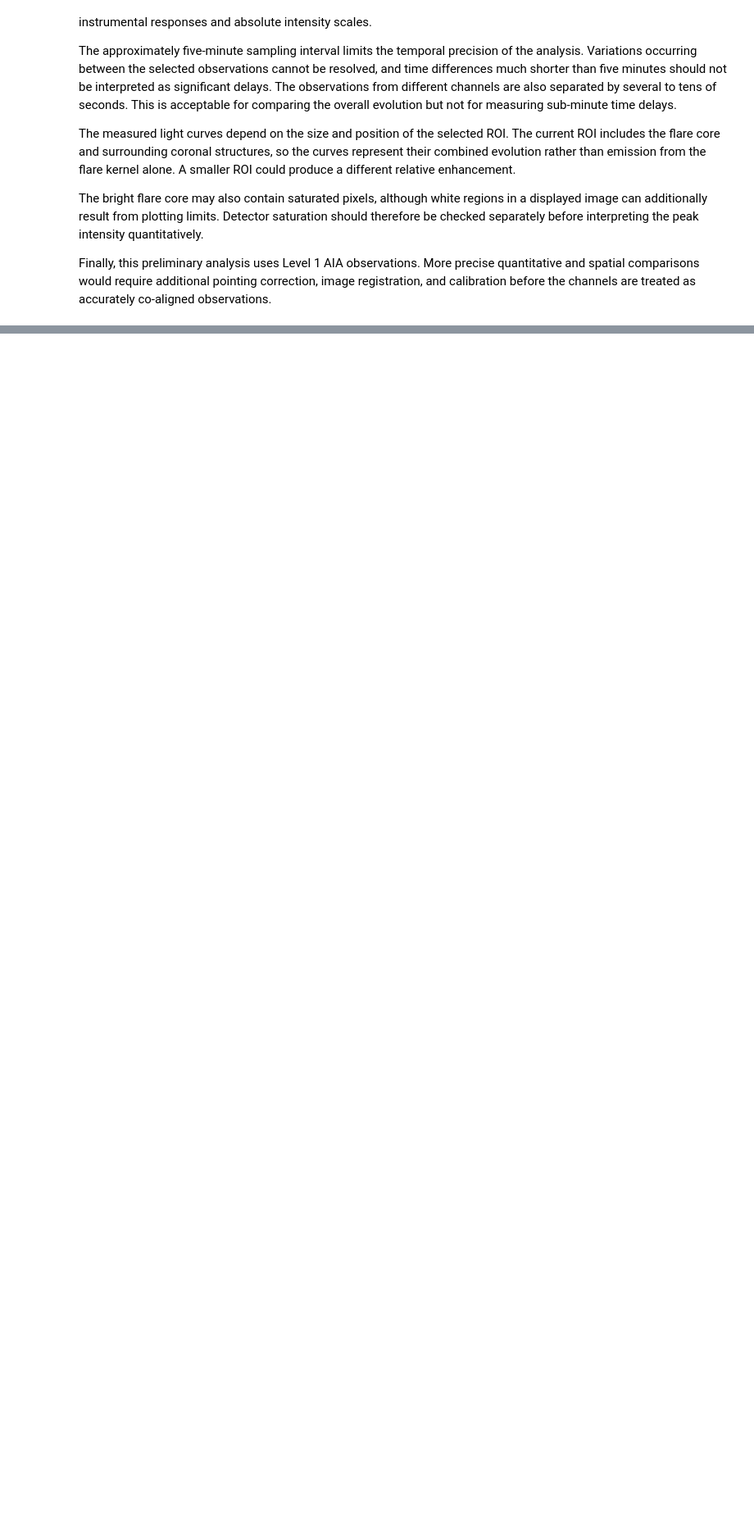
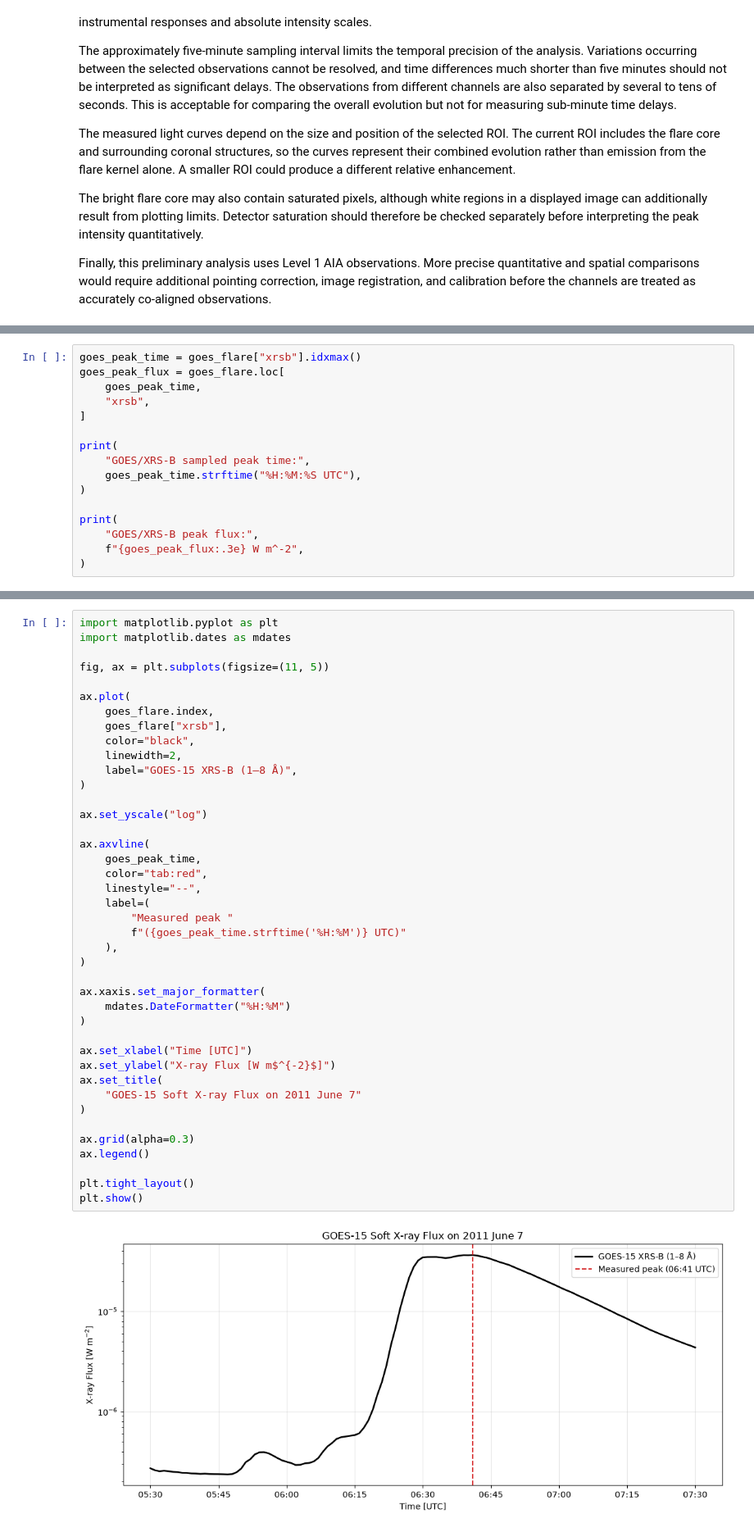
Before and after one commit to kanpuchin/SunProject, a Jupyter notebook: notebooks/02_aia_flare_evolution.ipynb, the cells around one changed output, grey strips where cells are left out. Shown at 82% size. Saved outputs shown, nothing was run; the diff lists cells and outputs as text; blank space fills up the shorter version.

Commit message:
Add GOES comparison to AIA flare analysis

```diff
--- a/notebooks/02_aia_flare_evolution.ipynb
+++ b/notebooks/02_aia_flare_evolution.ipynb
@@ -1294,0 +1400,16 @@ Finally, this preliminary analysis uses Level 1 AIA observations. More precise q
+# %%
+goes_peak_time = goes_flare["xrsb"].idxmax()
+goes_peak_flux = goes_flare.loc[
+    goes_peak_time,
+    "xrsb",
+]
+
+print(
+    "GOES/XRS-B sampled peak time:",
+    goes_peak_time.strftime("%H:%M:%S UTC"),
+)
+
+print(
+    "GOES/XRS-B peak flux:",
+    f"{goes_peak_flux:.3e} W m^-2",
+)
@@ -1294,0 +1419,43 @@ Finally, this preliminary analysis uses Level 1 AIA observations. More precise q
+# %%
+import matplotlib.pyplot as plt
+import matplotlib.dates as mdates
+
+fig, ax = plt.subplots(figsize=(11, 5))
+
+ax.plot(
+    goes_flare.index,
+    goes_flare["xrsb"],
+    color="black",
+    linewidth=2,
+    label="GOES-15 XRS-B (1–8 Å)",
+)
+
+ax.set_yscale("log")
+
+ax.axvline(
+    goes_peak_time,
+    color="tab:red",
+    linestyle="--",
+    label=(
+        "Measured peak "
+        f"({goes_peak_time.strftime('%H:%M')} UTC)"
+    ),
+)
+
+ax.xaxis.set_major_formatter(
+    mdates.DateFormatter("%H:%M")
+)
+
+ax.set_xlabel("Time [UTC]")
+ax.set_ylabel("X-ray Flux [W m$^{-2}$]")
+ax.set_title(
+    "GOES-15 Soft X-ray Flux on 2011 June 7"
+)
+
+ax.grid(alpha=0.3)
+ax.legend()
+
+plt.tight_layout()
+plt.show()
+# %% [output]
+[figure, added]
```
Also changed, not shown: parts of 12 cells of this notebook, 2 other files.
